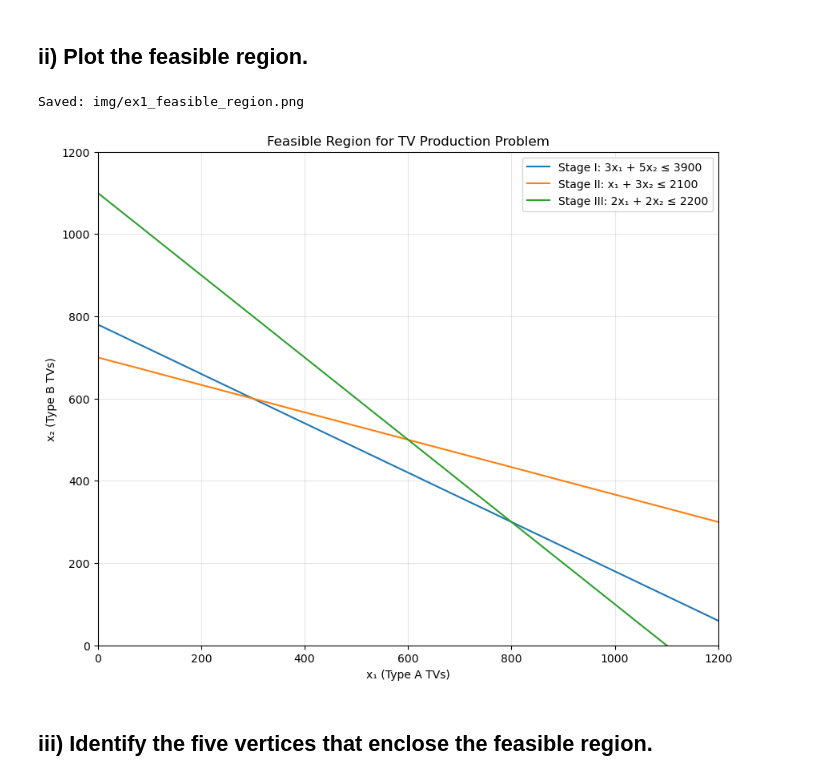
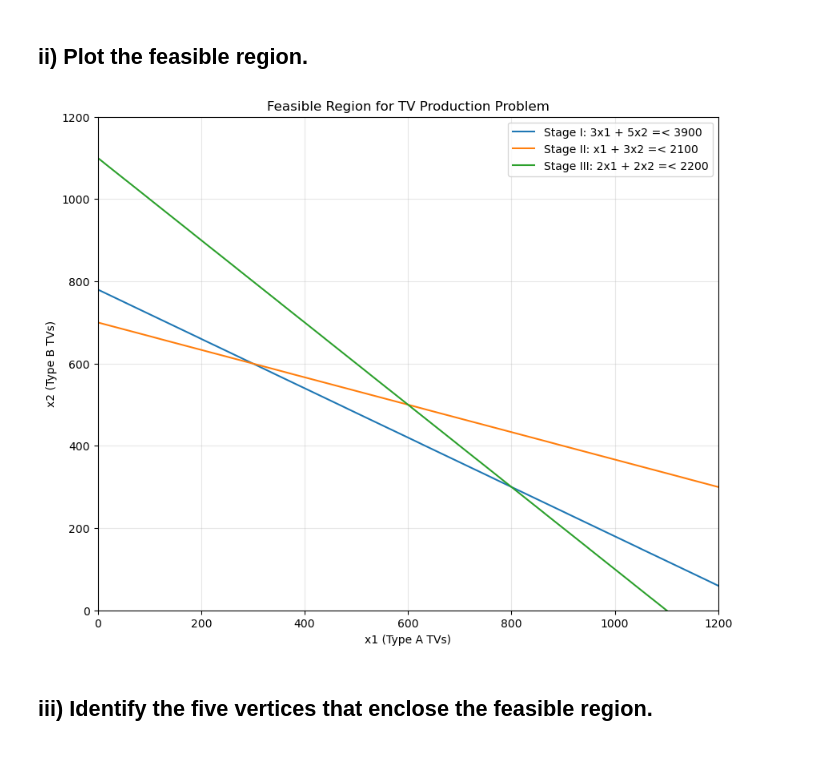
Before and after one commit to sb224sc-HT22-VT27/2ma918, a Jupyter notebook: lab1/e1.ipynb, the cells around one changed output. Cells and saved outputs as stored; diff of their text form; code cells hidden in the pictures.

```diff
--- a/lab1/e1.ipynb
+++ b/lab1/e1.ipynb
@@ -44,30 +44,27 @@ Right-hand side b = [3900 2100 2200]
 # %%
 x = np.linspace(0, 1200, 100)
 
 # Reformulate each line equation as y_i = (b_i - a_i,1 * x) / a_i,2
 y1 = (b[0] - A[0, 0] * x) / A[0, 1]  # Stage I
 y2 = (b[1] - A[1, 0] * x) / A[1, 1]  # Stage II
 y3 = (b[2] - A[2, 0] * x) / A[2, 1]  # Stage III
 
 plt.figure(figsize=(10, 8))
-plt.plot(x, y1, label="Stage I: 3x₁ + 5x₂ ≤ 3900")
-plt.plot(x, y2, label="Stage II: x₁ + 3x₂ ≤ 2100")
-plt.plot(x, y3, label="Stage III: 2x₁ + 2x₂ ≤ 2200")
+plt.plot(x, y1, label="Stage I: 3x1 + 5x2 =< 3900")
+plt.plot(x, y2, label="Stage II: x1 + 3x2 =< 2100")
+plt.plot(x, y3, label="Stage III: 2x1 + 2x2 =< 2200")
 plt.axhline(y=0, color="black", linestyle="--", linewidth=0.5)
 plt.axvline(x=0, color="black", linestyle="--", linewidth=0.5)
 
 plt.xlim(0, 1200)
 plt.ylim(0, 1200)
-plt.xlabel("x₁ (Type A TVs)")
-plt.ylabel("x₂ (Type B TVs)")
+plt.xlabel("x1 (Type A TVs)")
+plt.ylabel("x2 (Type B TVs)")
 plt.title("Feasible Region for TV Production Problem")
 plt.legend()
 plt.grid(True, alpha=0.3)
-plt.savefig("img/ex1_feasible_region.png", dpi=300, bbox_inches="tight")
-print("Saved: img/ex1_feasible_region.png")
 # %% [output]
-Saved: img/ex1_feasible_region.png
-[figure, old version]
+[figure, new version]
 # %% [markdown]
 ## iii) Identify the five vertices that enclose the feasible region.
 # %%
```
Also changed, not shown: parts of 2 cells of this notebook, 9 other files.
